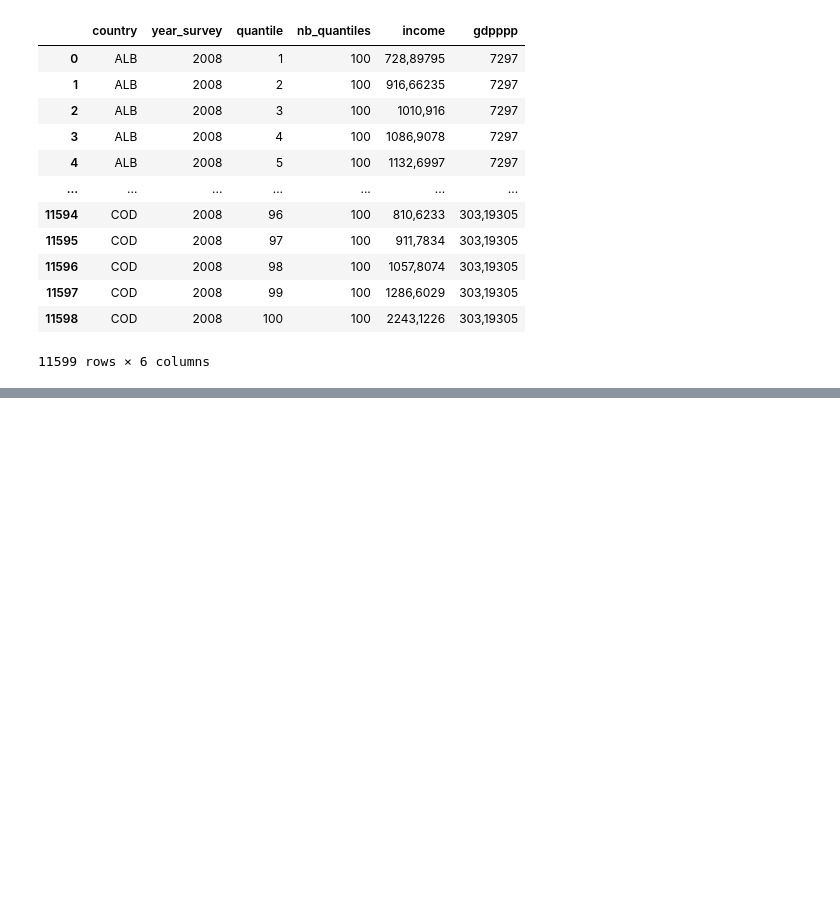
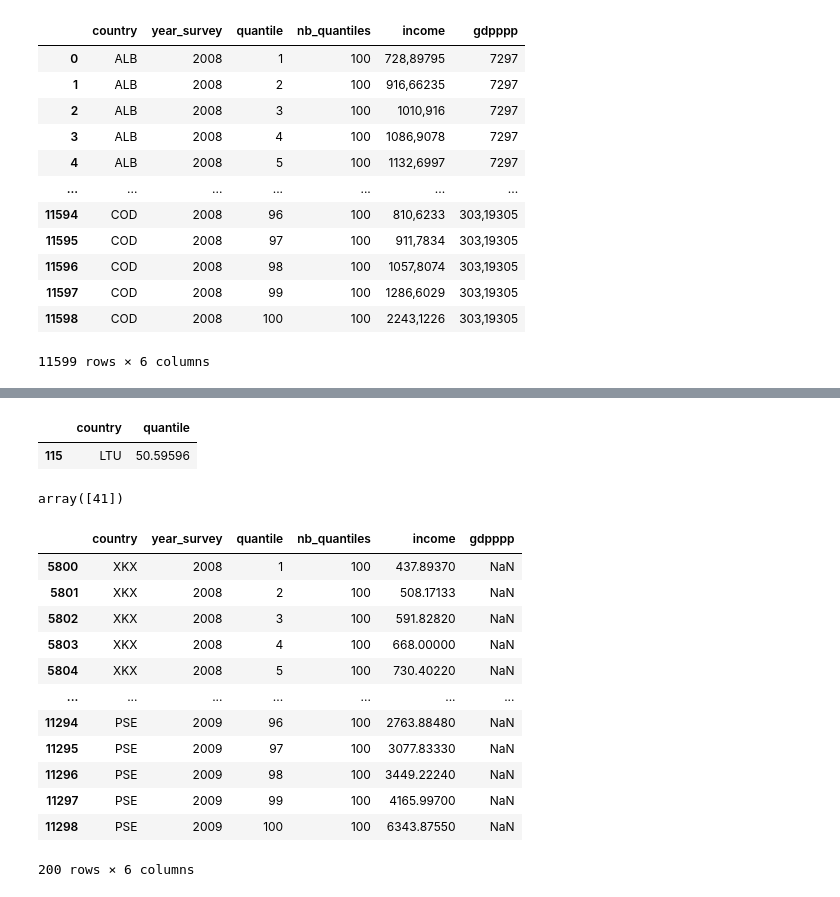
Before and after one commit to yassineBenHassoun/data-analysis-income-predict, a Jupyter notebook: app/jupyter/resources/project/mission_0.ipynb, the cells around one changed output, grey strips where cells are left out. Cells and saved outputs as stored; diff of their text form; code cells hidden in the pictures; blank space fills up the shorter version.

```diff
--- a/app/jupyter/resources/project/mission_0.ipynb
+++ b/app/jupyter/resources/project/mission_0.ipynb
@@ -202,0 +131,48 @@ memory usage: 543.8+ KB
+# %%
+countQuantile = incomes.pivot_table(index='country').sort_values(by='quantile').reset_index()[['country', 'quantile']]
+diffQuantile = countQuantile[countQuantile['quantile'] != 50.50000]
+diffQuantile ## quantile manquant
+# %% [output]
+|  | country | quantile |
+| 115 | LTU | 50.59596 |
+# %%
+ltu = incomes[incomes['country']=='LTU']
+## voir la ligne manquante
+##https://www.appsloveworld.com/numpy/100/21/check-the-missing-integers-from-a-range-in-python
+missedQuantile = np.setdiff1d(list(range(1, 101)), list(ltu['quantile']))
+
+missedQuantile
+# %% [output]
+array([41])
+# %%
+if len(missedQuantile) != 0:
+    ## on fait une moyenne de ces deux valeurs
+    getRowsLtu = ltu[ltu['quantile'].isin([missedQuantile[0]-1,missedQuantile[0]+1])]
+    getRowsLtu
+    ## creation de la row
+    meanRowLtu = getRowsLtu.pivot_table(index='country').reset_index()
+    ## insérer la row manquante
+    incomes = pd.concat([incomes, meanRowLtu]).reset_index().drop(columns='index')
+# %%
+## valeur manquantes gdppppp
+showMissGdp = incomes[incomes['gdpppp'].isnull()]
+showMissGdp
+
+percentDataMissing = round(len(showMissGdp) / len(incomes) * 100, 1)
+percentDataMissing # les valeurs manquantes gdpppp represente 1.7 % du dataset on décide de les supprimer
+
+showMissGdp
+# %% [output]
+|  | country | year_survey | quantile | nb_quantiles | income | gdpppp |
+| 5800 | XKX | 2008 | 1 | 100 | 437.89370 | NaN |
+| 5801 | XKX | 2008 | 2 | 100 | 508.17133 | NaN |
+| 5802 | XKX | 2008 | 3 | 100 | 591.82820 | NaN |
+| 5803 | XKX | 2008 | 4 | 100 | 668.00000 | NaN |
+| 5804 | XKX | 2008 | 5 | 100 | 730.40220 | NaN |
+| ... | ... | ... | ... | ... | ... | ... |
+| 11294 | PSE | 2009 | 96 | 100 | 2763.88480 | NaN |
+| 11295 | PSE | 2009 | 97 | 100 | 3077.83330 | NaN |
+| 11296 | PSE | 2009 | 98 | 100 | 3449.22240 | NaN |
+| 11297 | PSE | 2009 | 99 | 100 | 4165.99700 | NaN |
+| 11298 | PSE | 2009 | 100 | 100 | 6343.87550 | NaN |
+200 rows × 6 columns
```
Also changed, not shown: parts of 43 cells of this notebook, 9 other files.
